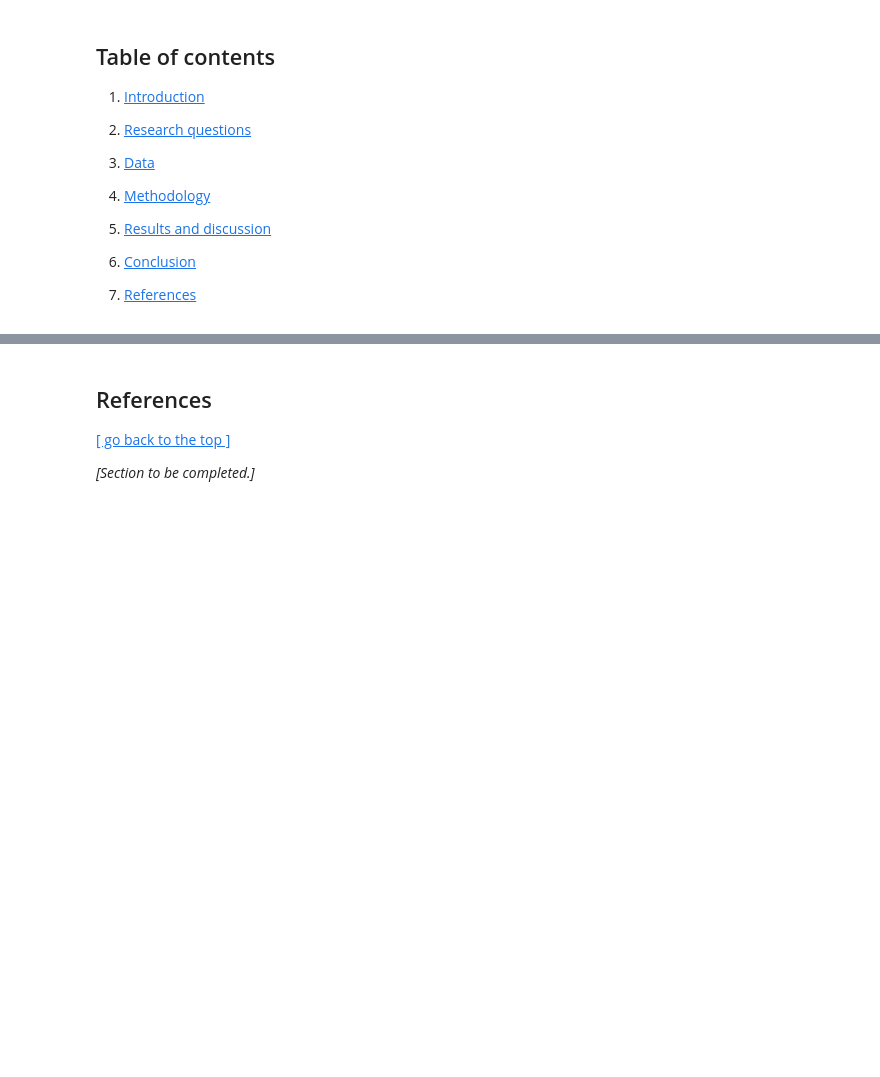
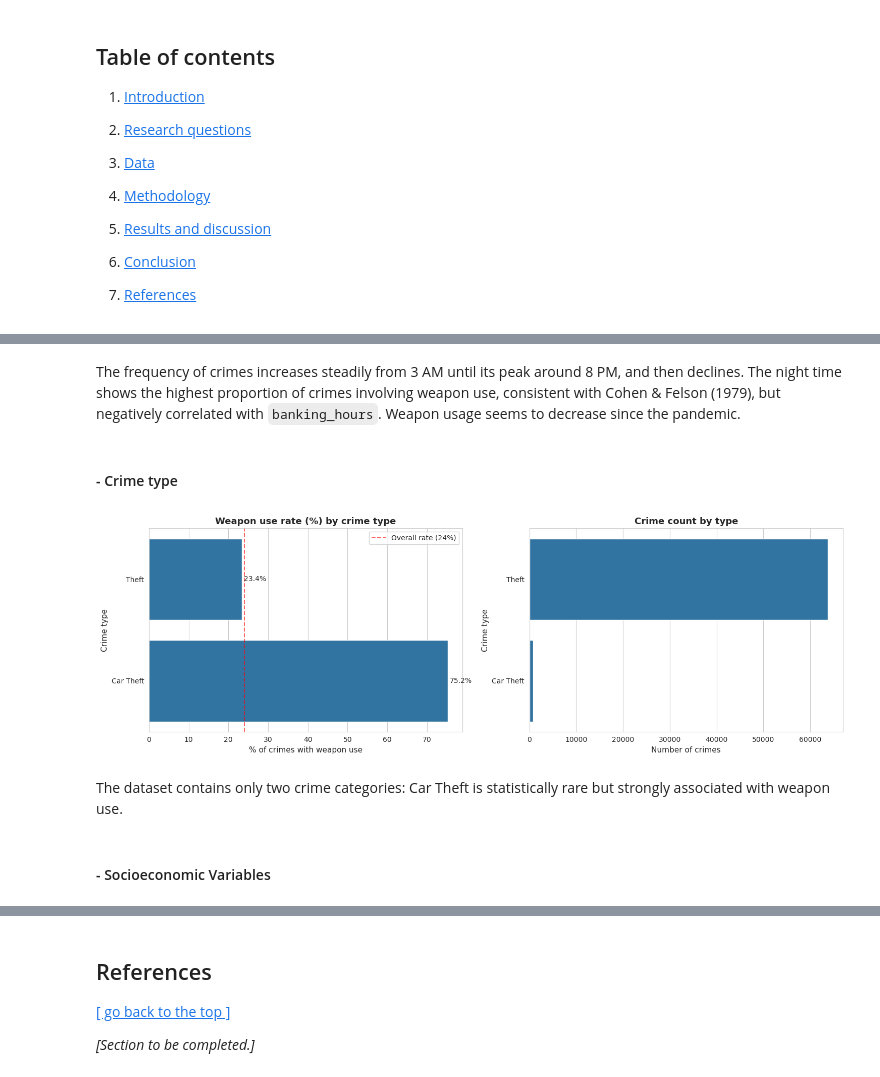
Before and after one commit to SSoubie/CASA0006_Assessment_gun_prediction, a Jupyter notebook: Template_submission_CASA0006.ipynb, the cells around one changed output, grey strips where cells are left out. Drawn from its saved outputs; the diff is of its cells as text; code cells hidden in the pictures; blank space fills up the shorter version.

```diff
--- a/Template_submission_CASA0006.ipynb
+++ b/Template_submission_CASA0006.ipynb
@@ -123,0 +288,47 @@ crime.describe()
+# %% [markdown]
+The frequency of crimes increases steadily from 3 AM until its peak around 8 PM, and then declines. The night time shows the highest proportion of crimes involving weapon use, consistent with Cohen & Felson (1979), but negatively correlated with `banking_hours`. Weapon usage seems to decrease since the pandemic.
+# %% [markdown]
+#### - Crime type
+# %%
+# Crime type vs weapon use rate
+weapon_rate_by_type = (crime.groupby('crime_type')['weapon_use']
+                            .apply(lambda x: (x == 'yes').mean() * 100)
+                            .sort_values(ascending=True))
+
+# Compute total counts per crime type for context
+counts_by_type = crime['crime_type'].value_counts()
+
+fig, axes = plt.subplots(1, 2, figsize=(15, 5))
+
+# Left: rate of weapon use per crime type
+sns.barplot(x=weapon_rate_by_type.values,
+            y=weapon_rate_by_type.index,
+            orient='h', ax=axes[0])
+axes[0].set_title('Weapon use rate (%) by crime type')
+axes[0].set_xlabel('% of crimes with weapon use')
+axes[0].set_ylabel('Crime type')
+axes[0].axvline(x=24, color='red', linestyle='--',
+                alpha=0.6, label='Overall rate (24%)')
+axes[0].legend()
+
+# labels.
+for i, (rate, label) in enumerate(zip(weapon_rate_by_type.values,
+                                       weapon_rate_by_type.index)):
+    axes[0].text(rate + 0.5, i, f'{rate:.1f}%', va='center', fontsize=10)
+
+# Right: absolute counts per crime type
+sns.barplot(x=counts_by_type.values,
+            y=counts_by_type.index,
+            orient='h', ax=axes[1])
+axes[1].set_title('Crime count by type')
+axes[1].set_xlabel('Number of crimes')
+axes[1].set_ylabel('Crime type')
+
+plt.tight_layout()
+plt.show()
+# %% [output]
+[figure, added]
+# %% [markdown]
+The dataset contains only two crime categories: Car Theft is statistically rare but strongly associated with weapon use.
+# %% [markdown]
+#### - Socioeconomic Variables
```
Also changed, not shown: parts of 83 cells of this notebook, 6 other files.
